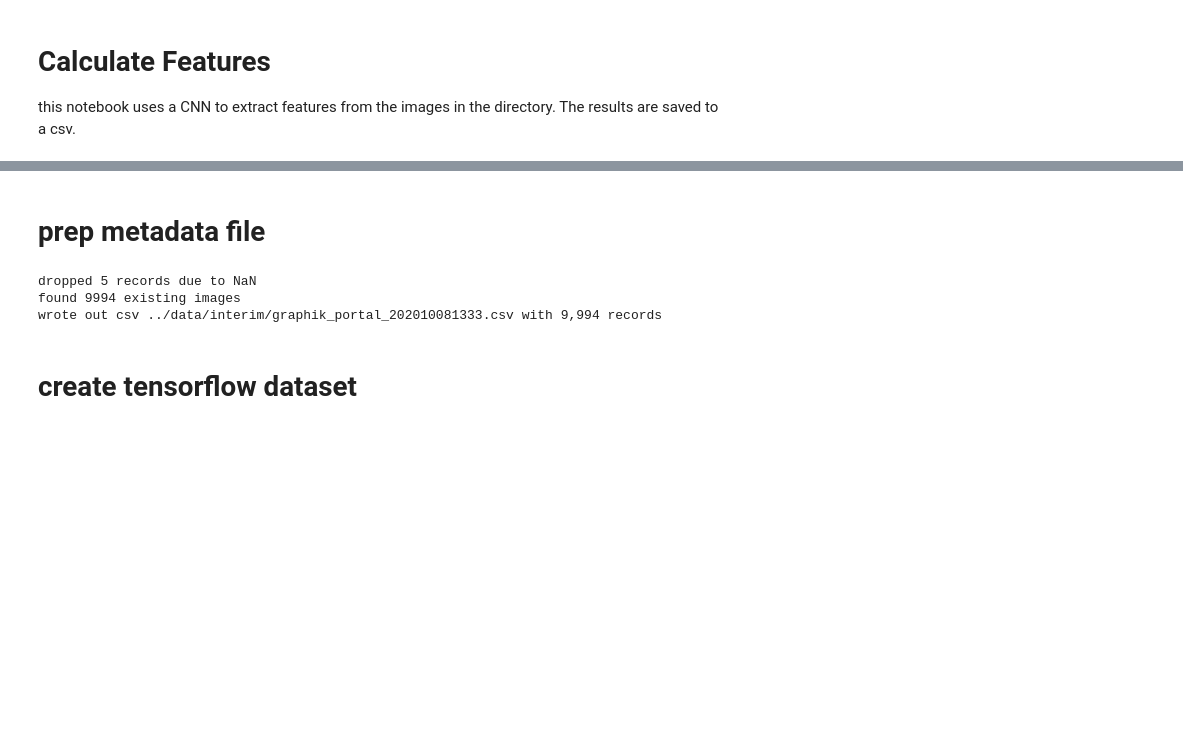
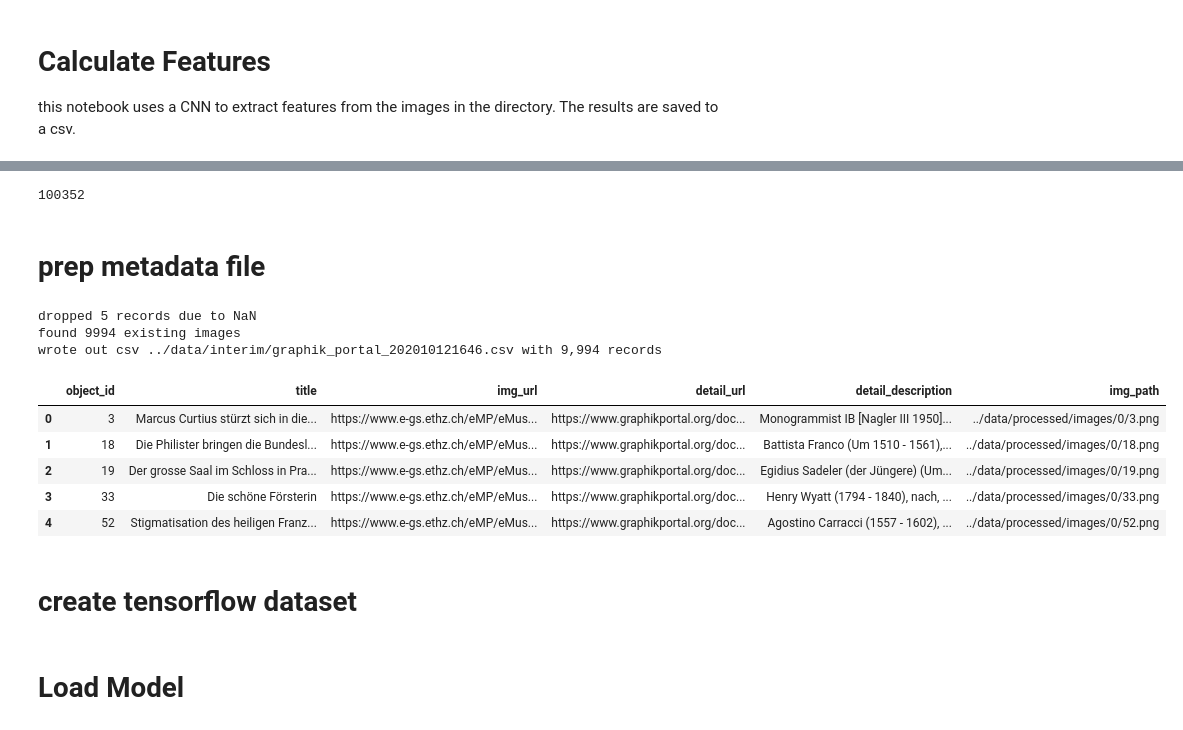
Before and after one commit to eth-library-lab/open-image-search, a Jupyter notebook: notebooks/3__calculate_features.ipynb, the cells around one changed output, grey strips where cells are left out. Cells and saved outputs as stored; diff of their text form; code cells hidden in the pictures; blank space fills up the shorter version.

```diff
--- a/notebooks/3__calculate_features.ipynb
+++ b/notebooks/3__calculate_features.ipynb
@@ -29,6 +30,9 @@ def prep_metadata_file(csv_fname_in, csv_fname_out = 'graphik_portal_{}.csv'):
     num_dropped = orig_len - df.shape[0]
     print('dropped {:,} records due to NaN'.format(num_dropped))
 
+    # drop request_num col
+    df = df.drop(columns=['request_num'])
+
     # remove one row where a header was inaccorectly inserted
     df = df.loc[df['object_id']!='object_id']
 
@@ -39,7 +43,7 @@ def prep_metadata_file(csv_fname_in, csv_fname_out = 'graphik_portal_{}.csv'):
 
     # drop rows that do not have images in the processed folder
     img_fldr_path = os.path.join('..', 'data','processed','images')
-    img_fpath_lst = utils.get_list_of_files_in_dir(img_fldr_path, file_types = ['jpg', 'jpeg','png'], keep_fldr_path=False)
+    img_fpath_lst = utils.get_list_of_files_in_dir(img_fldr_path, file_types = ['jpg', 'jpeg','png'], keep_fldr_path=True)
     img_fpath_ser = pd.Series(img_fpath_lst, name='img_path')
 
     # remove any duplicate files
@@ -74,4 +78,4 @@ def prep_metadata_file(csv_fname_in, csv_fname_out = 'graphik_portal_{}.csv'):
     df.to_csv(csv_fpath)
     print("wrote out csv {} with {:,} records".format(csv_fpath, df.shape[0]))
 
-    return df
+    return df.reset_index()
@@ -77,0 +122,4 @@ def prep_metadata_file(csv_fname_in, csv_fname_out = 'graphik_portal_{}.csv'):
+# %%
+14*14*512
+# %% [output]
+100352
@@ -80,10 +159,17 @@ def prep_metadata_file(csv_fname_in, csv_fname_out = 'graphik_portal_{}.csv'):
 # %%
 csv_fname_in = 'graphik_portal_results.csv'
 
 df = prep_metadata_file(csv_fname_in)
+df.head()
 # %% [output]
 dropped 5 records due to NaN
 found 9994 existing images
-wrote out csv ../data/interim/graphik_portal_202010081333.csv with 9,994 records
+wrote out csv ../data/interim/graphik_portal_202010121646.csv with 9,994 records
+|  | object_id | title | img_url | detail_url | detail_description | img_path |
+| 0 | 3 | Marcus Curtius stürzt sich in die... | https://www.e-gs.ethz.ch/eMP/eMus... | https://www.graphikportal.org/doc... | Monogrammist IB [Nagler III 1950]... | ../data/processed/images/0/3.png |
+| 1 | 18 | Die Philister bringen die Bundesl... | https://www.e-gs.ethz.ch/eMP/eMus... | https://www.graphikportal.org/doc... | Battista Franco (Um 1510 - 1561),... | ../data/processed/images/0/18.png |
+| 2 | 19 | Der grosse Saal im Schloss in Pra... | https://www.e-gs.ethz.ch/eMP/eMus... | https://www.graphikportal.org/doc... | Egidius Sadeler (der Jüngere) (Um... | ../data/processed/images/0/19.png |
+| 3 | 33 | Die schöne Försterin | https://www.e-gs.ethz.ch/eMP/eMus... | https://www.graphikportal.org/doc... | Henry Wyatt (1794 - 1840), nach, ... | ../data/processed/images/0/33.png |
+| 4 | 52 | Stigmatisation des heiligen Franz... | https://www.e-gs.ethz.ch/eMP/eMus... | https://www.graphikportal.org/doc... | Agostino Carracci (1557 - 1602), ... | ../data/processed/images/0/52.png |
 # %% [markdown]
 # create tensorflow dataset
@@ -89,0 +189,2 @@ wrote out csv ../data/interim/graphik_portal_202010081333.csv with 9,994 records
+# %% [markdown]
+# Load Model
```
Also changed, not shown: parts of 16 cells of this notebook, 4 other files.
